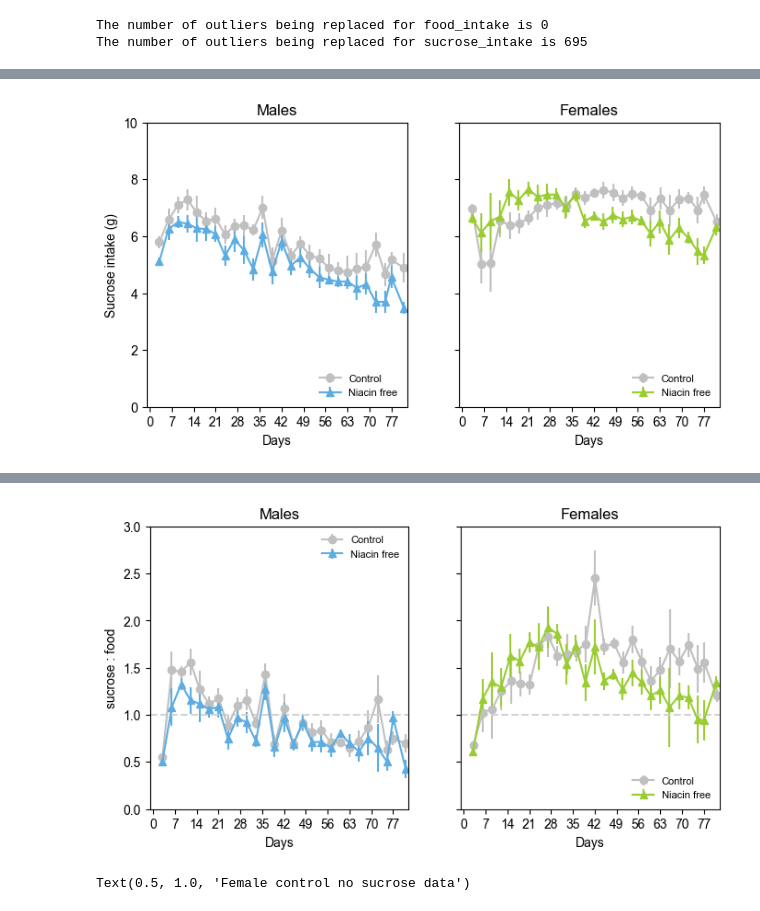
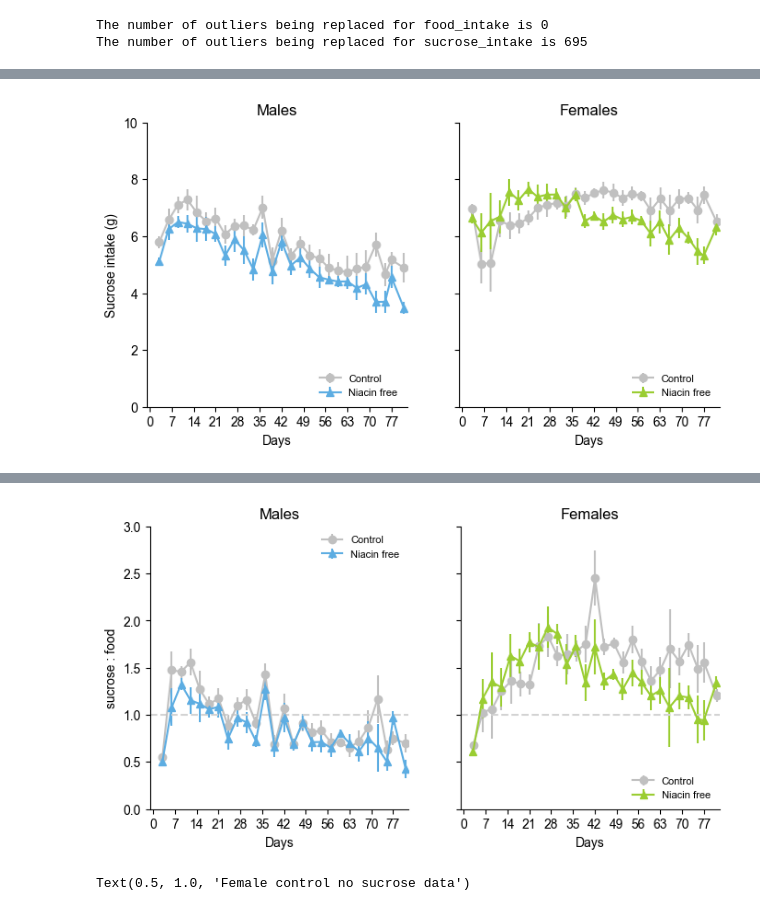
Before and after one commit to marijevisser/niacin, a Jupyter notebook: scripts/niacin_analysis_2.ipynb, the cells around one changed output, grey strips where cells are left out. Saved outputs shown, nothing was run; the diff lists cells and outputs as text; code cells hidden in the pictures.

```diff
--- a/scripts/niacin_analysis_2.ipynb
+++ b/scripts/niacin_analysis_2.ipynb
@@ -605,10 +613,14 @@ ax[1].set_xlabel("Days")
 ax[1].legend(frameon=False, fontsize=8,loc="lower right")
 ax[1].set_title("Females")
 
+ax[0].spines['top'].set_visible(False)
+ax[0].spines['right'].set_visible(False)
+ax[1].spines['top'].set_visible(False)
+ax[1].spines['right'].set_visible(False)
 
 f.savefig("..//results//sucroseintake.png")
 # %% [output]
-[figure, old version]
+[figure, new version]
 # %%
 #new factor: ratio of calories from sucrose:food
 df_sucrose['calories_food'] = df_sucrose['food_intake'] * 4.081
@@ -690,34 +702,38 @@ x = [0,3,6,9,12,15,18,21,24,27,30,33,36,39,42,45,48,51,54,57,60,63,66,69,72,75,7
 ax[1].errorbar([xval + 0.1 for xval in x],
                mean_fw.query("sex == 'female' and sucrose == 'Yes' and diet == 'control'").ratio,
                yerr=sem_fw.query("sex == 'female' and sucrose =='Yes' and diet == 'control'").ratio,
                marker="o", markerfacecolor="silver", color="silver",
                label="Control"
               )
 
 ax[1].errorbar(x,
                mean_fw.query("sex == 'female' and sucrose == 'Yes' and diet == 'experimental'").ratio,
                yerr=sem_fw.query("sex == 'female' and sucrose =='Yes' and diet == 'control'").ratio,
                marker="^", markerfacecolor='yellowgreen', color='yellowgreen',
                label="Niacin free"
               )
 
 #Lines at a ratio of 1
 ax[0].axhline(y=1, linestyle='--', color='lightgray')
 ax[1].axhline(y=1, linestyle='--', color='lightgray')
 
 # Set x axis limits and ticks
 ax[1].set_xlim([-1, x[-1]+1])
 ax[1].set_xticks(np.arange(0, x[-1]+1, 7))
 
 # Add labels
 ax[1].set_xlabel("Days")
 ax[1].legend(frameon=False, fontsize=8,loc="lower right")
 ax[1].set_title("Females")
 
+ax[0].spines['top'].set_visible(False)
+ax[0].spines['right'].set_visible(False)
+ax[1].spines['top'].set_visible(False)
+ax[1].spines['right'].set_visible(False)
 
 f.savefig("..//results//calories.png")
 # %% [output]
-[figure, old version]
+[figure, new version]
 # %%
 #Now look at the body weight for all individuals (in case some individuals respond weirdly / a lot whilst others don't at all)
 #Females first
```
Also changed, not shown: parts of 12 cells of this notebook, 7 other files.
